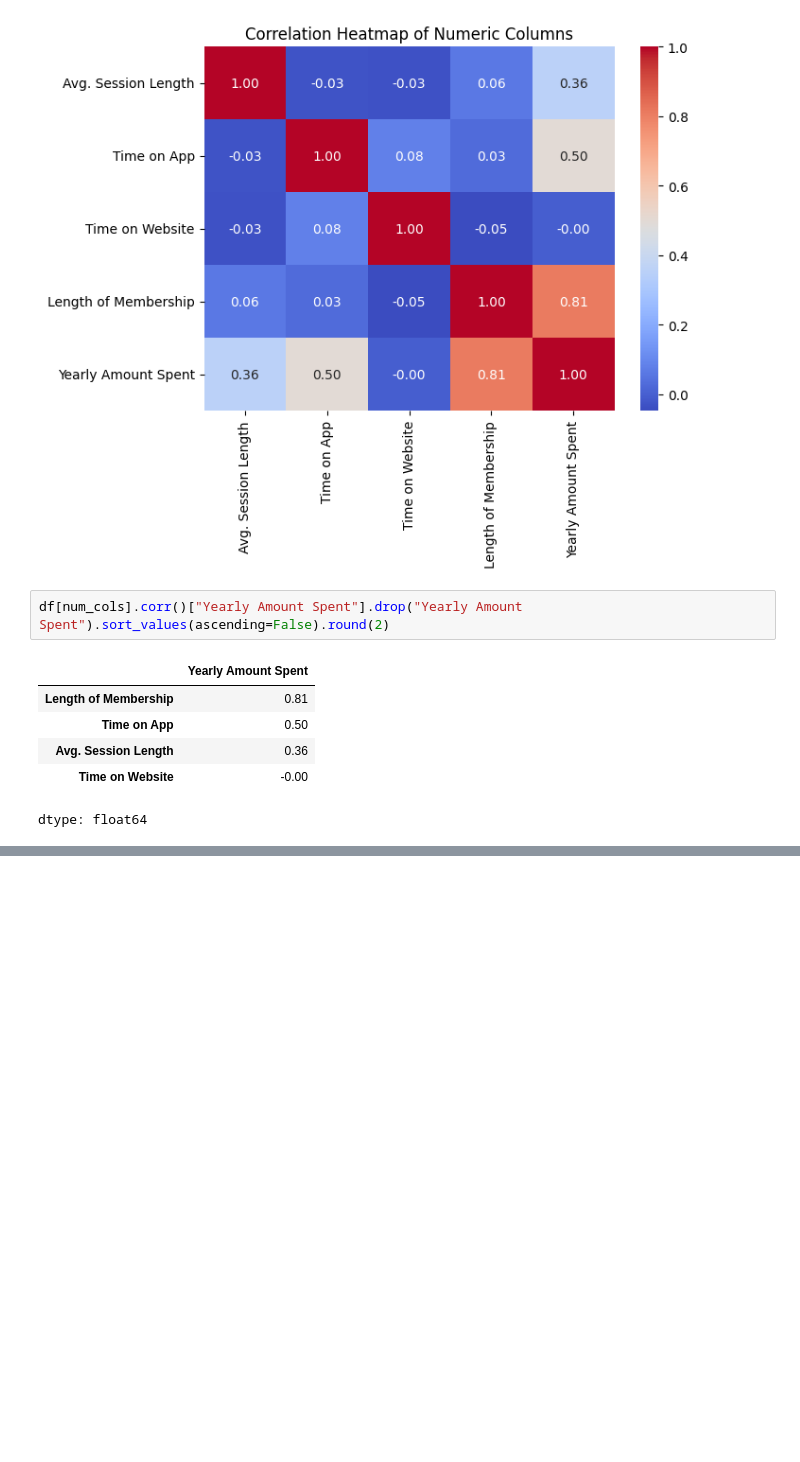
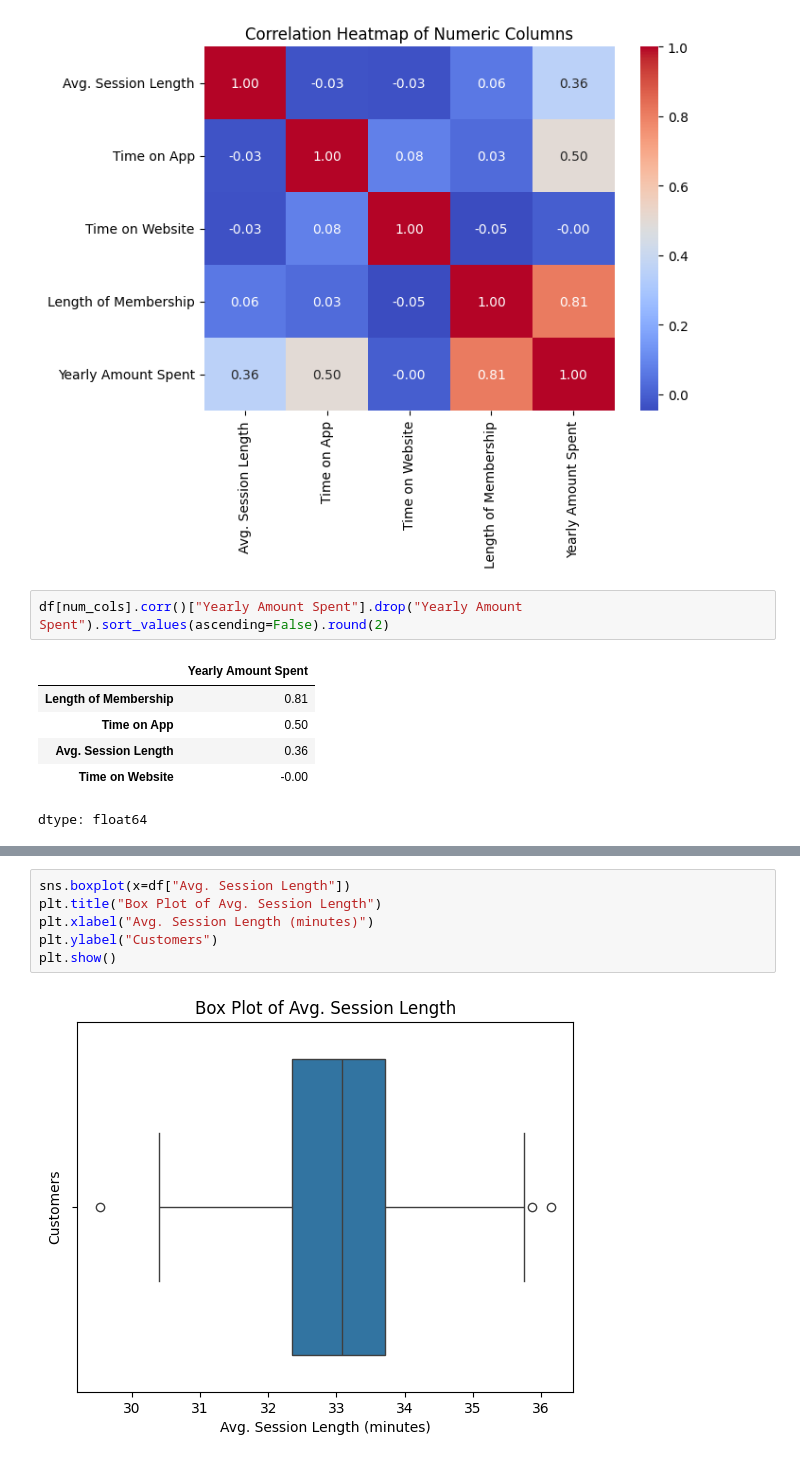
Before and after one commit to syeda-bisma05/ecommerce-customer-eda, a Jupyter notebook: ecommerce_analysis.ipynb, the cells around one changed output, grey strips where cells are left out. Saved outputs shown, nothing was run; the diff lists cells and outputs as text; blank space fills up the shorter version.

```diff
--- a/ecommerce_analysis.ipynb
+++ b/ecommerce_analysis.ipynb
@@ -255,0 +268,8 @@ dtype: float64
+# %%
+sns.boxplot(x=df["Avg. Session Length"])
+plt.title("Box Plot of Avg. Session Length")
+plt.xlabel("Avg. Session Length (minutes)")
+plt.ylabel("Customers")
+plt.show()
+# %% [output]
+[figure, added]
```
Also changed, not shown: parts of 17 cells of this notebook.
